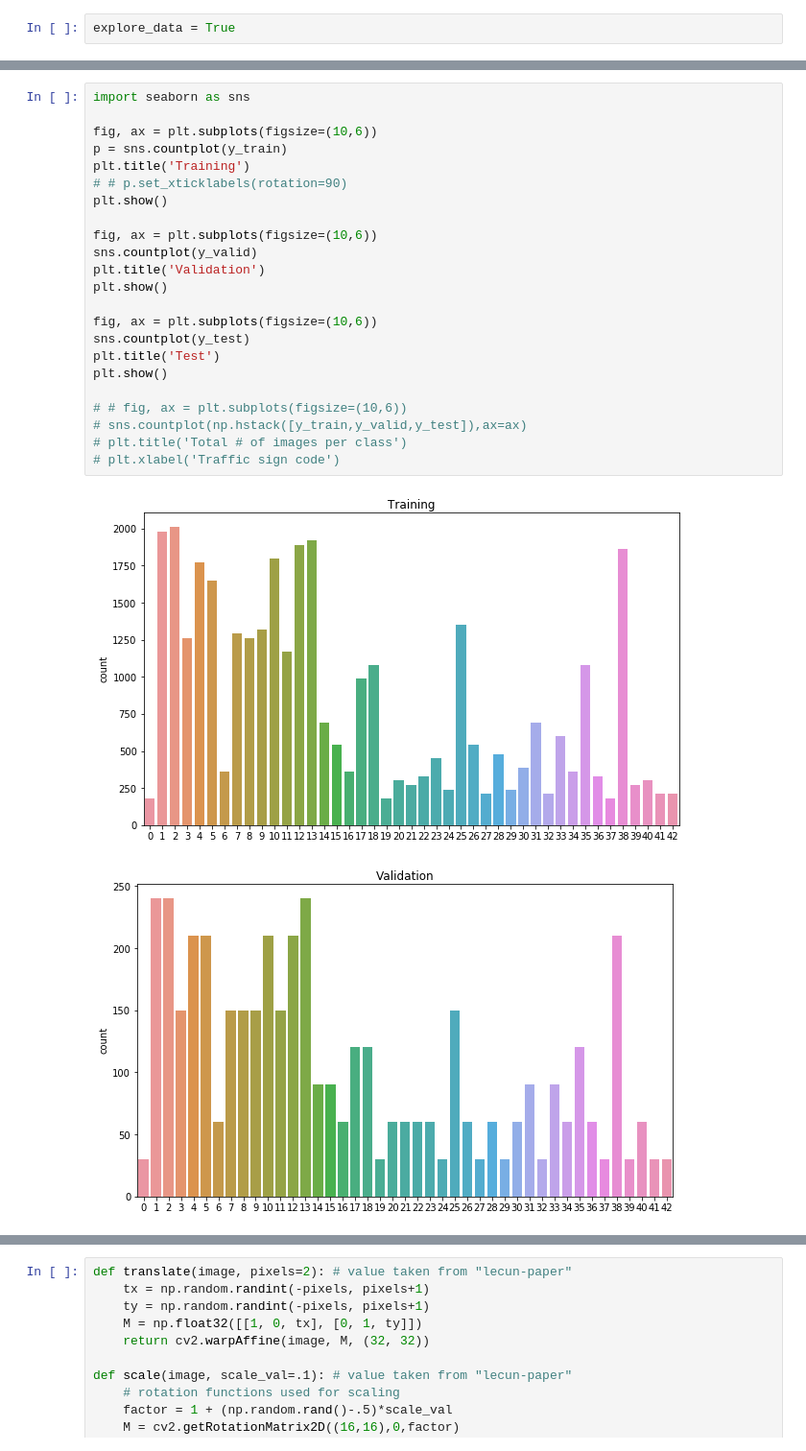
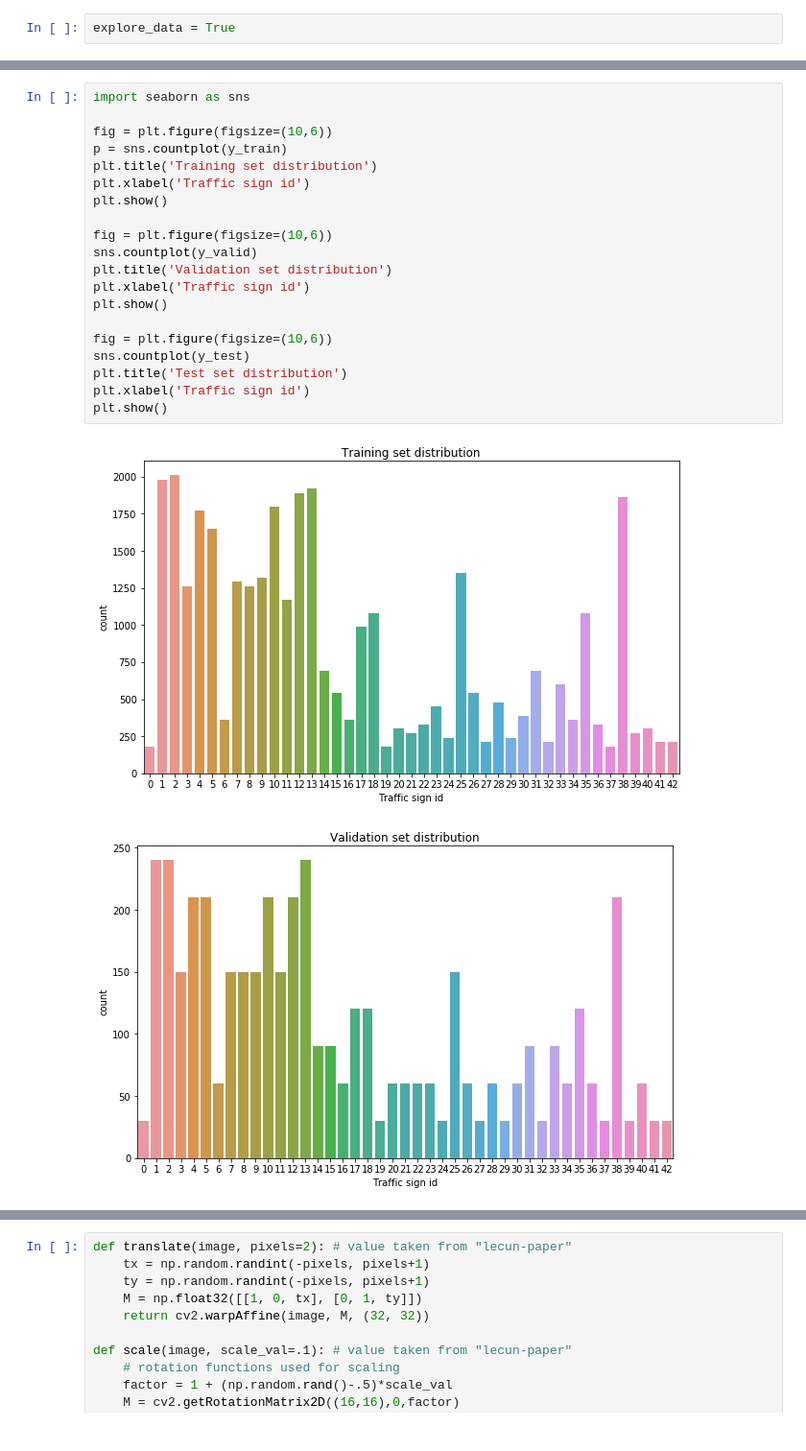
Before and after one commit to fstahl1/traffic-sign-classifier, a Jupyter notebook: Traffic_Sign_Classifier.ipynb, the cells around one changed output, grey strips where cells are left out. Shown at 96% size. Cells and saved outputs as stored; diff of their text form.

```diff
--- a/Traffic_Sign_Classifier.ipynb
+++ b/Traffic_Sign_Classifier.ipynb
@@ -158,26 +127,23 @@ if explore_data:
 # %%
 import seaborn as sns
 
-fig, ax = plt.subplots(figsize=(10,6))
+fig = plt.figure(figsize=(10,6))
 p = sns.countplot(y_train)
-plt.title('Training')
-# # p.set_xticklabels(rotation=90)
+plt.title('Training set distribution')
+plt.xlabel('Traffic sign id')
 plt.show()
 
-fig, ax = plt.subplots(figsize=(10,6))
+fig = plt.figure(figsize=(10,6))
 sns.countplot(y_valid)
-plt.title('Validation')
+plt.title('Validation set distribution')
+plt.xlabel('Traffic sign id')
 plt.show()
 
-fig, ax = plt.subplots(figsize=(10,6))
+fig = plt.figure(figsize=(10,6))
 sns.countplot(y_test)
-plt.title('Test')
+plt.title('Test set distribution')
+plt.xlabel('Traffic sign id')
 plt.show()
-
-# # fig, ax = plt.subplots(figsize=(10,6))
-# sns.countplot(np.hstack([y_train,y_valid,y_test]),ax=ax)
-# plt.title('Total # of images per class')
-# plt.xlabel('Traffic sign code')
 # %% [output]
-[figure, old version]
+[figure, new version]
-[figure, old version]
+[figure, new version]
```
Also changed, not shown: parts of 75 cells of this notebook, 8 other files.
